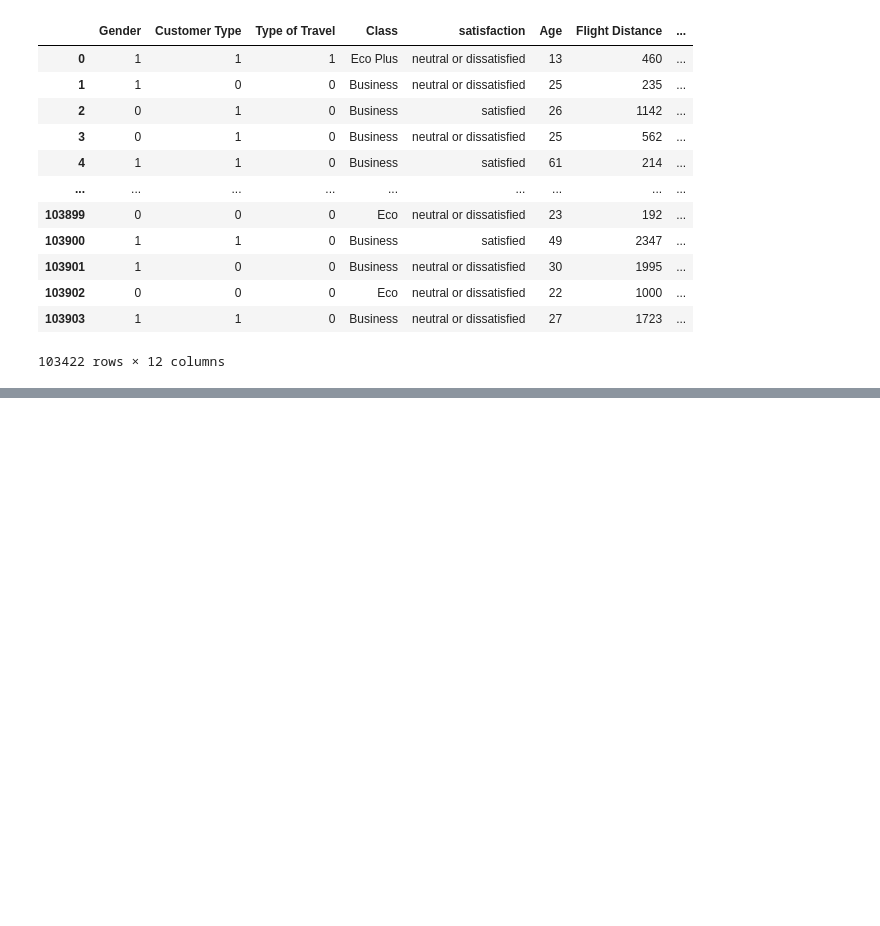
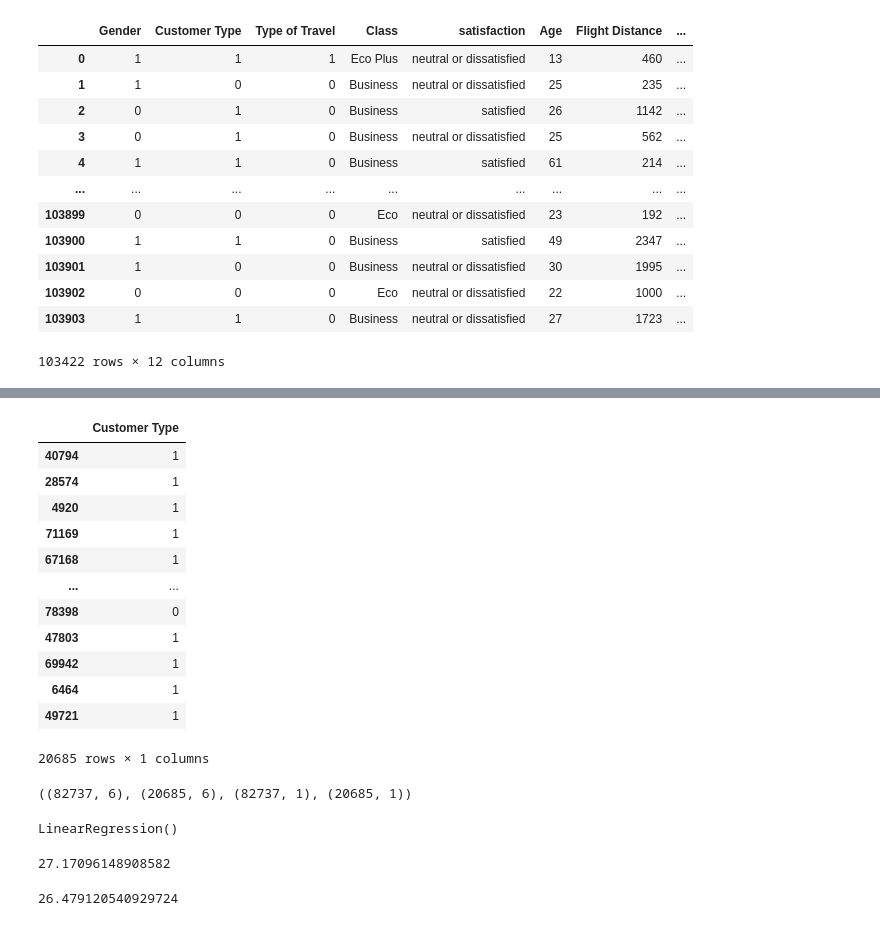
Before and after one commit to SATYAM-PRATIBHAN/Data-Science-Training, a Jupyter notebook: Projects/loyal/class11.ipynb, the cells around one changed output, grey strips where cells are left out. Drawn from its saved outputs; the diff is of its cells as text; code cells hidden in the pictures; blank space fills up the shorter version.

```diff
--- a/Projects/loyal/class11.ipynb
+++ b/Projects/loyal/class11.ipynb
@@ -169,0 +212,22 @@ df
+# %%
+from sklearn.model_selection import train_test_split
+x_train, x_test, y_train, y_test = train_test_split(x, y, test_size = 0.2, random_state = 42)
+y_test
+# %% [output]
+|  | Customer Type |
+| 40794 | 1 |
+| 28574 | 1 |
+| 4920 | 1 |
+| 71169 | 1 |
+| 67168 | 1 |
+| ... | ... |
+| 78398 | 0 |
+| 47803 | 1 |
+| 69942 | 1 |
+| 6464 | 1 |
+| 49721 | 1 |
+20685 rows × 1 columns
+# %%
+x_train.shape, x_test.shape, y_train.shape, y_test.shape
+# %% [output]
+((82737, 6), (20685, 6), (82737, 1), (20685, 1))
@@ -169,0 +237,12 @@ df
+# %%
+lr.fit(x_train, y_train)
+# %% [output]
+LinearRegression()
+# %%
+lr.score(x_train, y_train) * 100
+# %% [output]
+27.17096148908582
+# %%
+lr.score(x_test, y_test) * 100
+# %% [output]
+26.479120540929724
```
Also changed, not shown: parts of 14 cells of this notebook, 1 other file.
